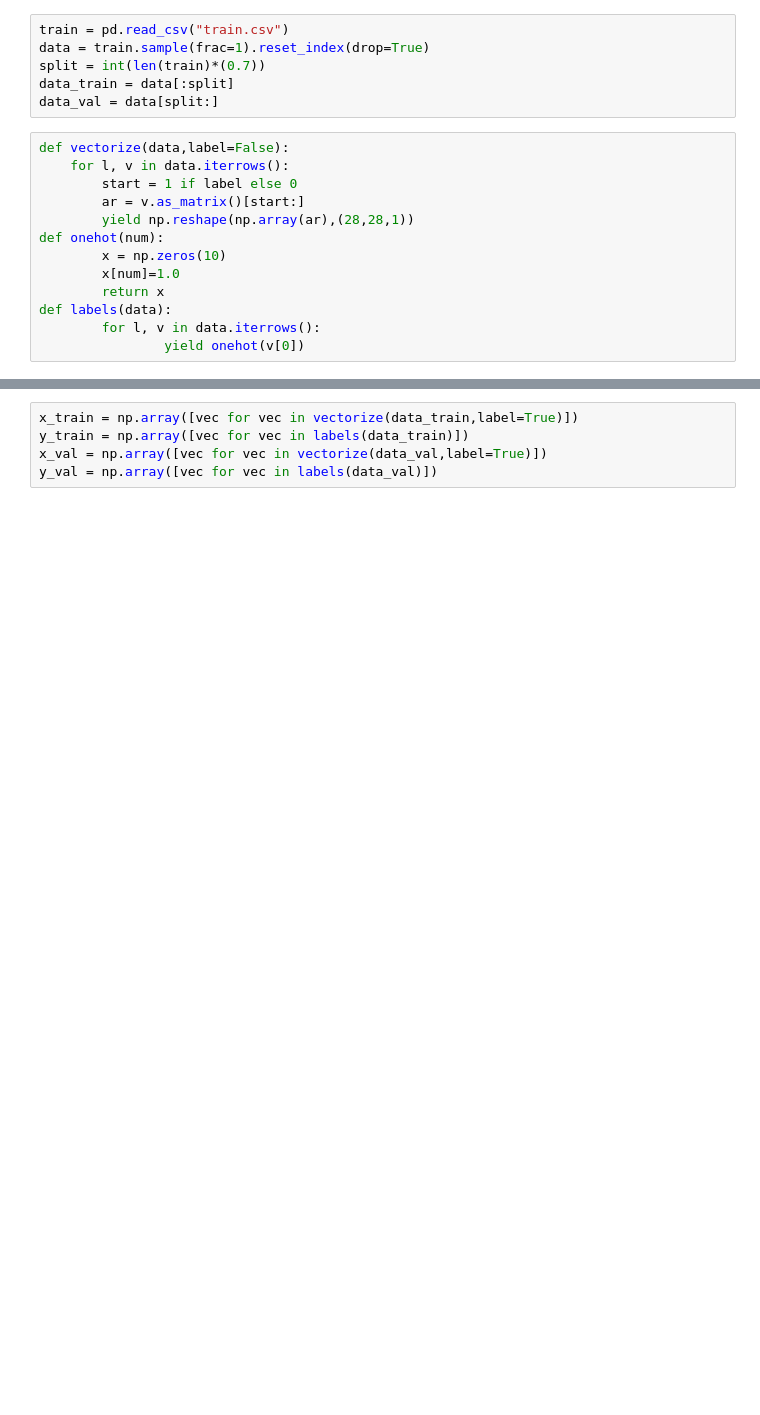
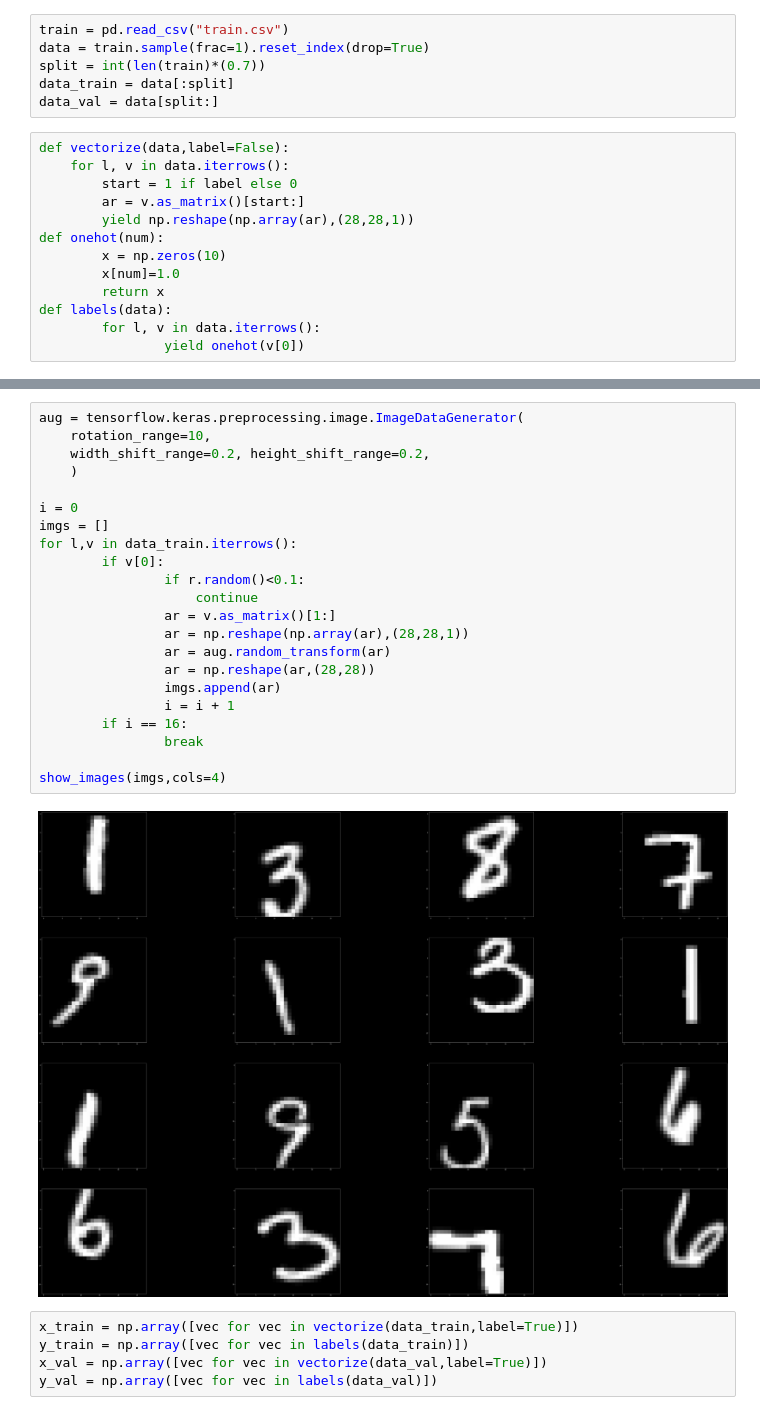
Before and after one commit to mtizim/mnist_paint, a Jupyter notebook: model.ipynb, the cells around one changed output, grey strips where cells are left out. Drawn from its saved outputs; the diff is of its cells as text; blank space fills up the shorter version.

```diff
--- a/model.ipynb
+++ b/model.ipynb
@@ -77,3 +85,27 @@ plot_model(model, to_file='model.png',show_shapes=True)
+# %%
+aug = tensorflow.keras.preprocessing.image.ImageDataGenerator(
+    rotation_range=10,
+	width_shift_range=0.2, height_shift_range=0.2,
+    )
+
+i = 0
+imgs = []
+for l,v in data_train.iterrows():
+        if v[0]:
+                if r.random()<0.1:
+                    continue
+                ar = v.as_matrix()[1:]
+                ar = np.reshape(np.array(ar),(28,28,1))
+                ar = aug.random_transform(ar)
+                ar = np.reshape(ar,(28,28))
+                imgs.append(ar)
+                i = i + 1
+        if i == 16:
+                break
+
+show_images(imgs,cols=4)
+# %% [output]
+[figure, added]
 # %%
 x_train = np.array([vec for vec in vectorize(data_train,label=True)])
 y_train = np.array([vec for vec in labels(data_train)])
```
Also changed, not shown: parts of 8 cells of this notebook, 4 other files.
